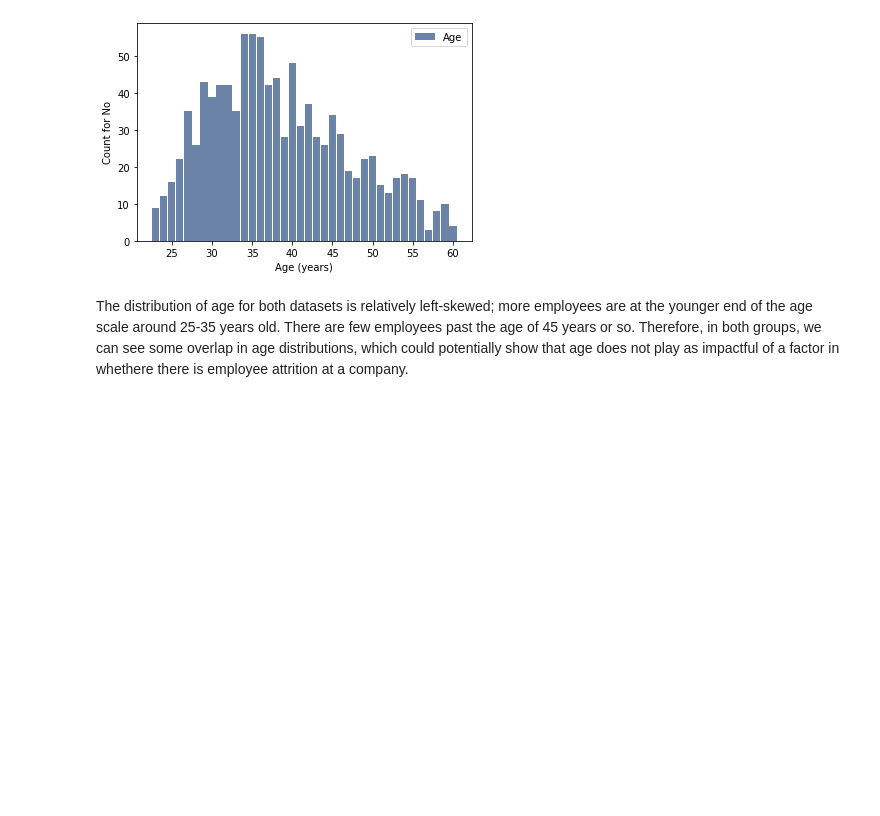
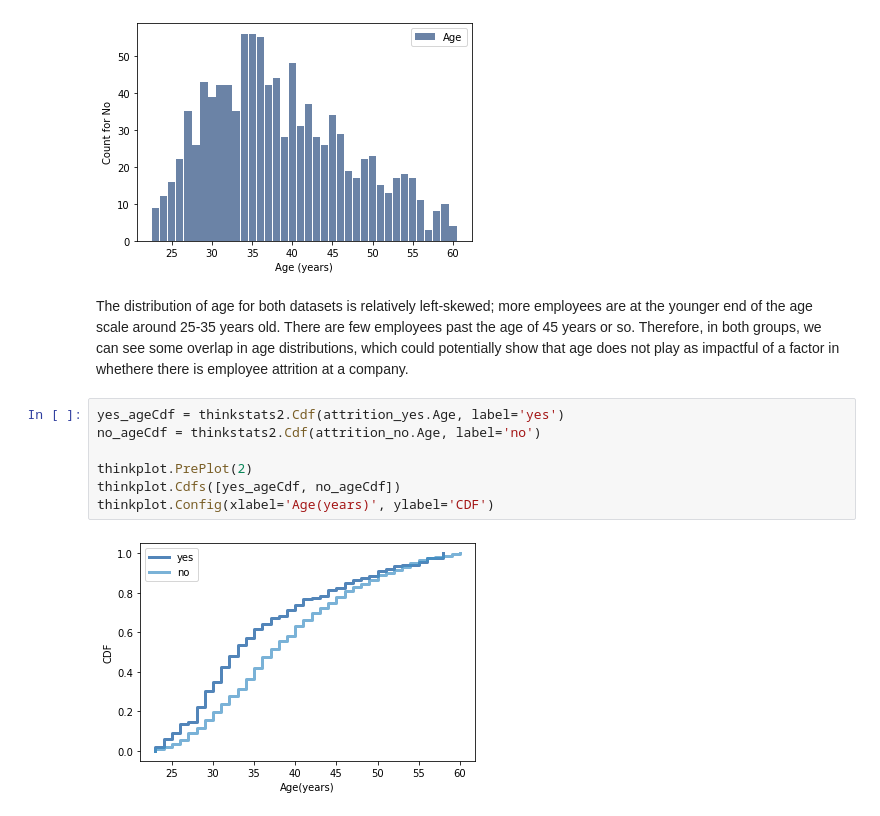
Before and after one commit to phillipseb/DSC530, a Jupyter notebook: ThinkStats2-master/code/Data Exploration - Employee Attrition.ipynb, the cells around one changed output. Cells and saved outputs as stored; diff of their text form; blank space fills up the shorter version.

```diff
--- a/ThinkStats2-master/code/Data Exploration - Employee Attrition.ipynb
+++ b/ThinkStats2-master/code/Data Exploration - Employee Attrition.ipynb
@@ -403,3 +463,12 @@ thinkplot.Config(xlabel='Age (years)', ylabel='Count for No')
 [figure]
 # %% [markdown]
 The distribution of age for both datasets is relatively left-skewed; more employees are at the younger end of the age scale around 25-35 years old. There are few employees past the age of 45 years or so. Therefore, in both groups, we can see some overlap in age distributions, which could potentially show that age does not play as impactful of a factor in whethere there is employee attrition at a company.
+# %%
+yes_ageCdf = thinkstats2.Cdf(attrition_yes.Age, label='yes')
+no_ageCdf = thinkstats2.Cdf(attrition_no.Age, label='no')
+
+thinkplot.PrePlot(2)
+thinkplot.Cdfs([yes_ageCdf, no_ageCdf])
+thinkplot.Config(xlabel='Age(years)', ylabel='CDF')
+# %% [output]
+[figure, added]
```
Also changed, not shown: parts of 68 cells of this notebook.
